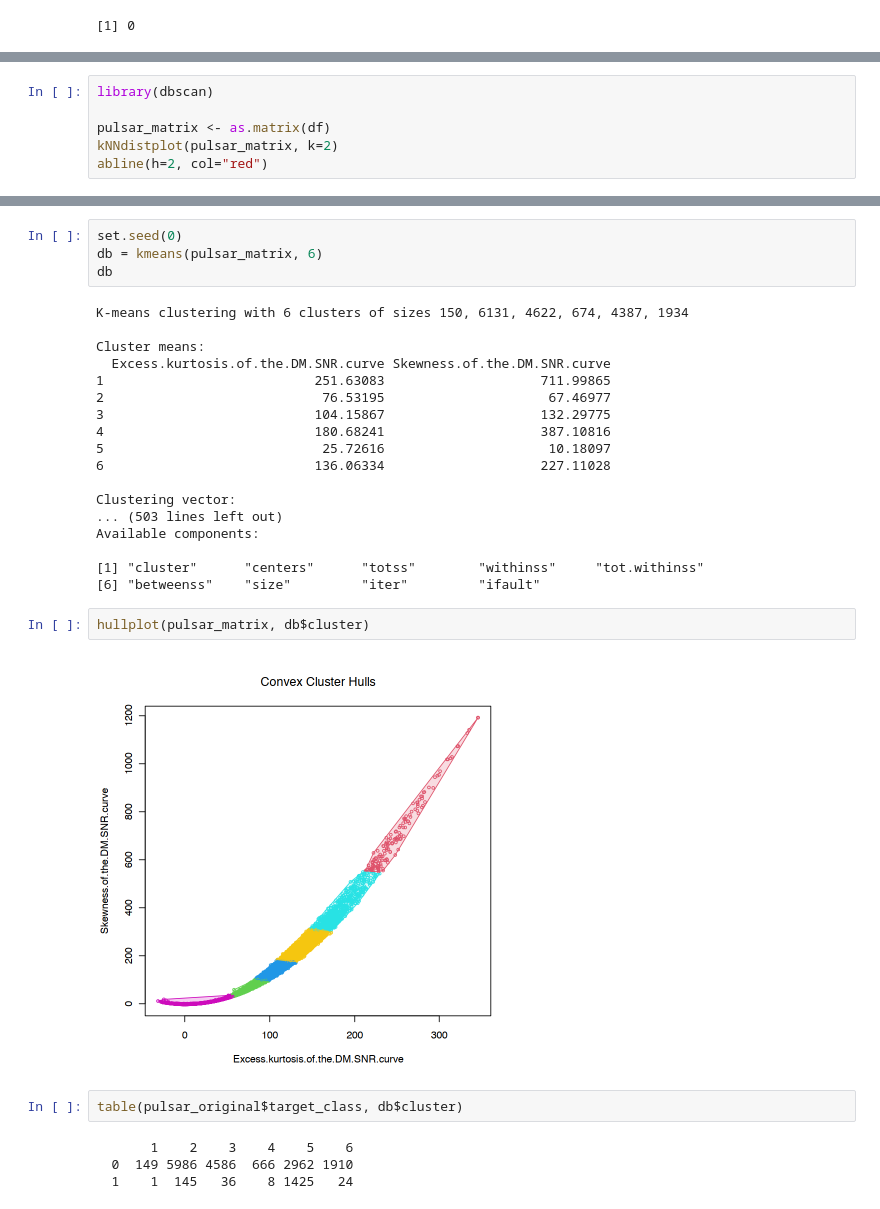
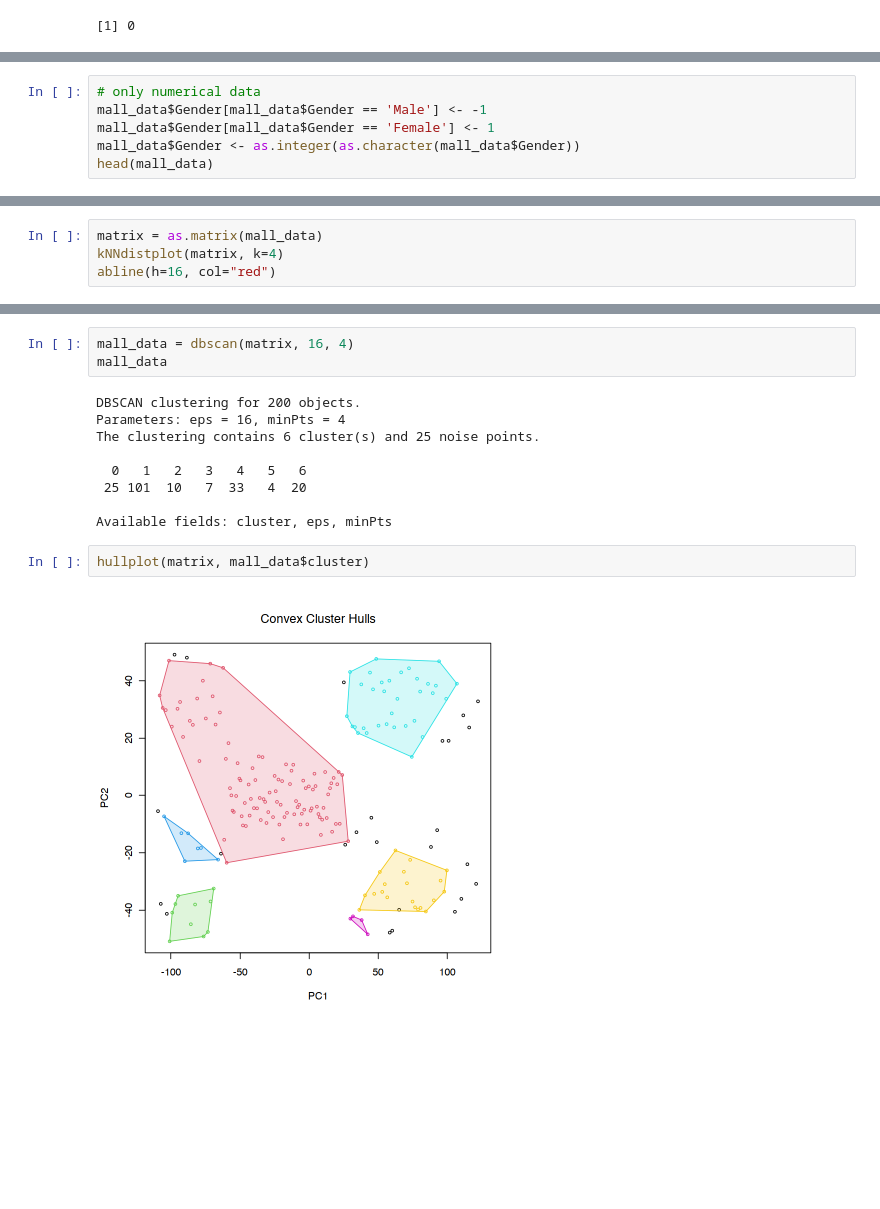
Before and after one commit to SoyOscarRH/Learning, a Jupyter notebook: UNAM/MachineLearning/Cluster/C de clusters y consumidores.ipynb, the cells around one changed output, grey strips where cells are left out. Drawn from its saved outputs; the diff is of its cells as text; blank space fills up the shorter version.

```diff
--- a/UNAM/MachineLearning/Cluster/C de clusters y consumidores.ipynb
+++ b/UNAM/MachineLearning/Cluster/C de clusters y consumidores.ipynb
@@ -96,0 +123,6 @@ A data.frame: 10 × 2
+# %%
+# only numerical data
+mall_data$Gender[mall_data$Gender == 'Male'] <- -1
+mall_data$Gender[mall_data$Gender == 'Female'] <- 1
+mall_data$Gender <- as.integer(as.character(mall_data$Gender))
+head(mall_data)
@@ -97,7 +203,5 @@ A data.frame: 10 × 2
 # %%
-library(dbscan)
-
-pulsar_matrix <- as.matrix(df)
-kNNdistplot(pulsar_matrix, k=2)
-abline(h=2, col="red")
+matrix = as.matrix(mall_data)
+kNNdistplot(matrix, k=4)
+abline(h=16, col="red")
 # %% [output]
@@ -105,32 +209,16 @@ abline(h=2, col="red")
-# %%
-set.seed(0)
-db = kmeans(pulsar_matrix, 6)
-db
-# %% [output]
-K-means clustering with 6 clusters of sizes 150, 6131, 4622, 674, 4387, 1934
-
-Cluster means:
-  Excess.kurtosis.of.the.DM.SNR.curve Skewness.of.the.DM.SNR.curve
-1                           251.63083                    711.99865
-2                            76.53195                     67.46977
-3                           104.15867                    132.29775
-4                           180.68241                    387.10816
-5                            25.72616                     10.18097
-6                           136.06334                    227.11028
-
-Clustering vector:
-... (503 lines left out)
-Available components:
-
-[1] "cluster"      "centers"      "totss"        "withinss"     "tot.withinss"
-[6] "betweenss"    "size"         "iter"         "ifault"
+# %%
+mall_data = dbscan(matrix, 16, 4)
+mall_data
+# %% [output]
+DBSCAN clustering for 200 objects.
+Parameters: eps = 16, minPts = 4
+The clustering contains 6 cluster(s) and 25 noise points.
+
+  0   1   2   3   4   5   6
+ 25 101  10   7  33   4  20
+
+Available fields: cluster, eps, minPts
 # %%
-hullplot(pulsar_matrix, db$cluster)
+hullplot(matrix, mall_data$cluster)
 # %% [output]
-[figure, old version]
+[figure, new version]
-# %%
-table(pulsar_original$target_class, db$cluster)
-# %% [output]
-       1    2    3    4    5    6
-  0  149 5986 4586  666 2962 1910
-  1    1  145   36    8 1425   24
```
Also changed, not shown: parts of 23 cells of this notebook, 21 other files.
